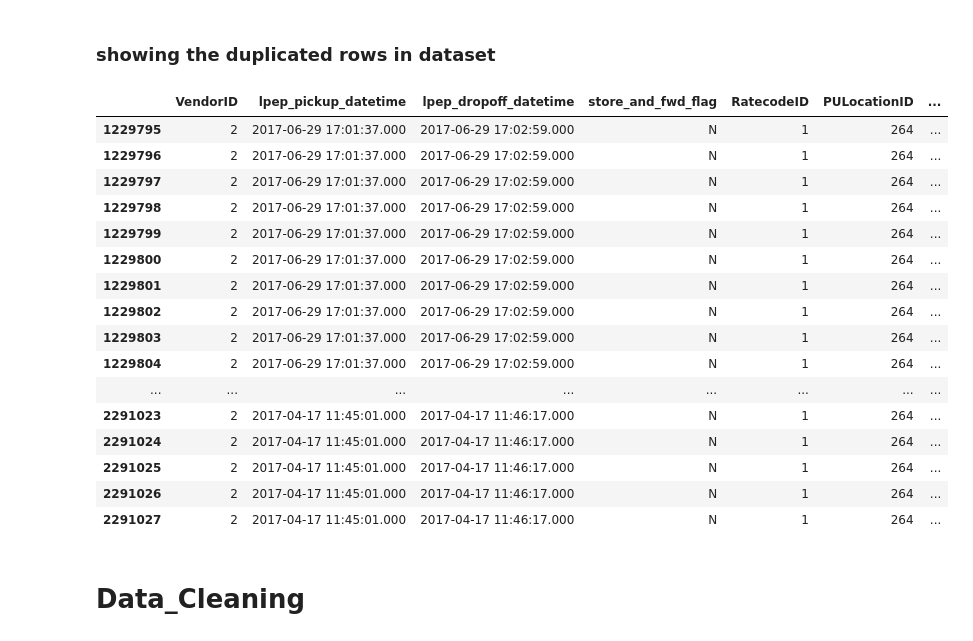
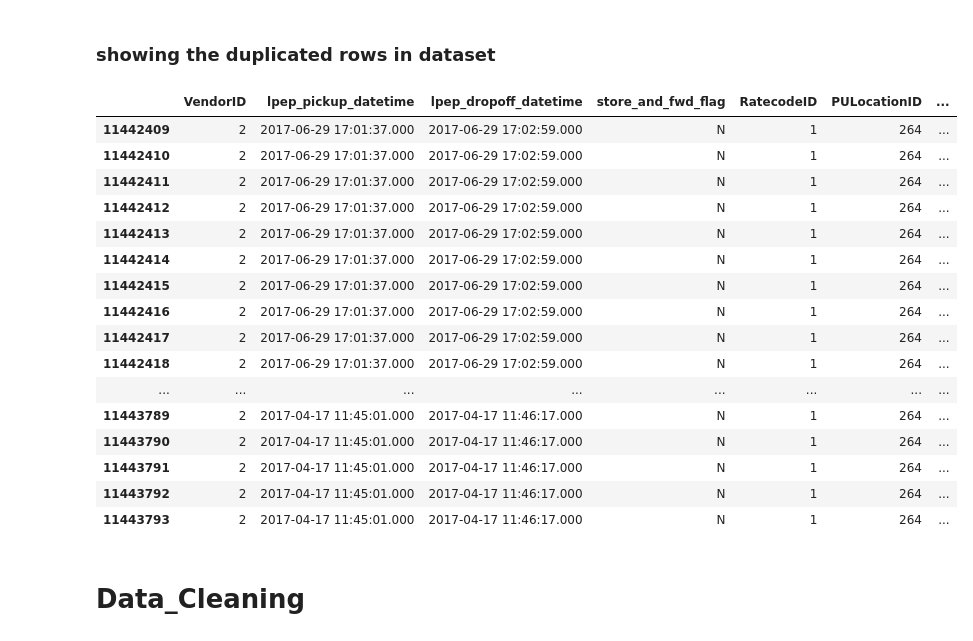
Before and after one commit to abdelrahmanbadoaayad/NYC_TAXI_ANALYSIS, a Jupyter notebook: NYC_taxi_2017.ipynb, the cells around one changed output. Drawn from its saved outputs; the diff is of its cells as text; code cells hidden in the pictures.

```diff
--- a/NYC_taxi_2017.ipynb
+++ b/NYC_taxi_2017.ipynb
@@ -67,4 +67,5 @@ pd.options.display.float_format = '{:.2f}'.format
 # %% [markdown]
 # Data_Wrangling
 # %%
-data = pd.read_csv(r"E:\NYC_Taxi_Trips\taxi_trips\2017_taxi_trips.csv" )
+data = pd.read_csv(r"E:\NYC_Taxi_Trips\taxi_trips\2017_taxi_trips.csv" ).copy()
+cities_locations_dim = pd.read_csv(r"E:\NYC_Taxi_Trips\taxi_zones.csv" ).copy()
@@ -72,0 +74,2 @@ data.to_csv("E:/NYC_Taxi_Trips/taxi_trips/cleaned_2017_taxi_trips.csv" )
+# %%
+merged_data= data.merge(cities_locations_dim,left_on ="PULocationID",right_on="LocationID").drop(columns="LocationID")
@@ -218,26 +219,26 @@ dtype: int64
 # %% [markdown]
 ### showing the duplicated rows in dataset
 # %%
-data[data.duplicated()]
+merged_data[merged_data.duplicated()]
 # as we see it is 44 rows duplicated
 # %% [output]
 |  | VendorID | lpep_pickup_datetime | lpep_dropoff_datetime | store_and_fwd_flag | RatecodeID | PULocationID | ... |
-| 1229795 | 2 | 2017-06-29 17:01:37.000 | 2017-06-29 17:02:59.000 | N | 1 | 264 | ... |
-| 1229796 | 2 | 2017-06-29 17:01:37.000 | 2017-06-29 17:02:59.000 | N | 1 | 264 | ... |
-| 1229797 | 2 | 2017-06-29 17:01:37.000 | 2017-06-29 17:02:59.000 | N | 1 | 264 | ... |
-| 1229798 | 2 | 2017-06-29 17:01:37.000 | 2017-06-29 17:02:59.000 | N | 1 | 264 | ... |
-| 1229799 | 2 | 2017-06-29 17:01:37.000 | 2017-06-29 17:02:59.000 | N | 1 | 264 | ... |
-| 1229800 | 2 | 2017-06-29 17:01:37.000 | 2017-06-29 17:02:59.000 | N | 1 | 264 | ... |
-| 1229801 | 2 | 2017-06-29 17:01:37.000 | 2017-06-29 17:02:59.000 | N | 1 | 264 | ... |
-| 1229802 | 2 | 2017-06-29 17:01:37.000 | 2017-06-29 17:02:59.000 | N | 1 | 264 | ... |
-| 1229803 | 2 | 2017-06-29 17:01:37.000 | 2017-06-29 17:02:59.000 | N | 1 | 264 | ... |
-| 1229804 | 2 | 2017-06-29 17:01:37.000 | 2017-06-29 17:02:59.000 | N | 1 | 264 | ... |
+| 11442409 | 2 | 2017-06-29 17:01:37.000 | 2017-06-29 17:02:59.000 | N | 1 | 264 | ... |
+| 11442410 | 2 | 2017-06-29 17:01:37.000 | 2017-06-29 17:02:59.000 | N | 1 | 264 | ... |
+| 11442411 | 2 | 2017-06-29 17:01:37.000 | 2017-06-29 17:02:59.000 | N | 1 | 264 | ... |
+| 11442412 | 2 | 2017-06-29 17:01:37.000 | 2017-06-29 17:02:59.000 | N | 1 | 264 | ... |
+| 11442413 | 2 | 2017-06-29 17:01:37.000 | 2017-06-29 17:02:59.000 | N | 1 | 264 | ... |
+| 11442414 | 2 | 2017-06-29 17:01:37.000 | 2017-06-29 17:02:59.000 | N | 1 | 264 | ... |
+| 11442415 | 2 | 2017-06-29 17:01:37.000 | 2017-06-29 17:02:59.000 | N | 1 | 264 | ... |
+| 11442416 | 2 | 2017-06-29 17:01:37.000 | 2017-06-29 17:02:59.000 | N | 1 | 264 | ... |
+| 11442417 | 2 | 2017-06-29 17:01:37.000 | 2017-06-29 17:02:59.000 | N | 1 | 264 | ... |
+| 11442418 | 2 | 2017-06-29 17:01:37.000 | 2017-06-29 17:02:59.000 | N | 1 | 264 | ... |
 | ... | ... | ... | ... | ... | ... | ... | ... |
-| 2291023 | 2 | 2017-04-17 11:45:01.000 | 2017-04-17 11:46:17.000 | N | 1 | 264 | ... |
-| 2291024 | 2 | 2017-04-17 11:45:01.000 | 2017-04-17 11:46:17.000 | N | 1 | 264 | ... |
-| 2291025 | 2 | 2017-04-17 11:45:01.000 | 2017-04-17 11:46:17.000 | N | 1 | 264 | ... |
-| 2291026 | 2 | 2017-04-17 11:45:01.000 | 2017-04-17 11:46:17.000 | N | 1 | 264 | ... |
-| 2291027 | 2 | 2017-04-17 11:45:01.000 | 2017-04-17 11:46:17.000 | N | 1 | 264 | ... |
+| 11443789 | 2 | 2017-04-17 11:45:01.000 | 2017-04-17 11:46:17.000 | N | 1 | 264 | ... |
+| 11443790 | 2 | 2017-04-17 11:45:01.000 | 2017-04-17 11:46:17.000 | N | 1 | 264 | ... |
+| 11443791 | 2 | 2017-04-17 11:45:01.000 | 2017-04-17 11:46:17.000 | N | 1 | 264 | ... |
+| 11443792 | 2 | 2017-04-17 11:45:01.000 | 2017-04-17 11:46:17.000 | N | 1 | 264 | ... |
+| 11443793 | 2 | 2017-04-17 11:45:01.000 | 2017-04-17 11:46:17.000 | N | 1 | 264 | ... |
 # %% [markdown]
 # Data_Cleaning
 # %% [markdown]
```
Also changed, not shown: parts of 32 cells of this notebook.
